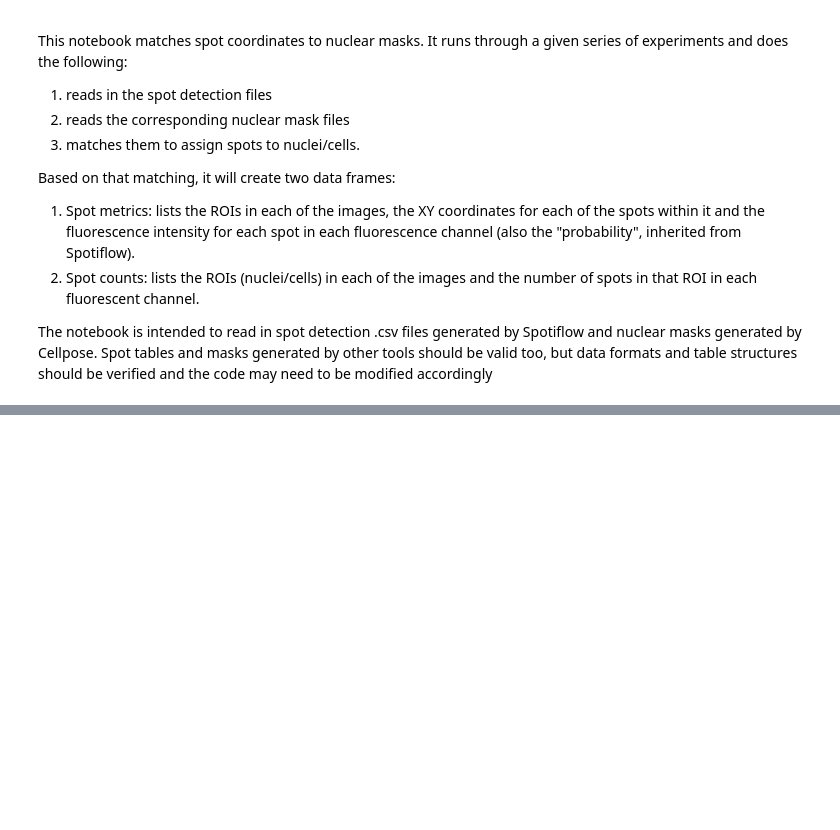
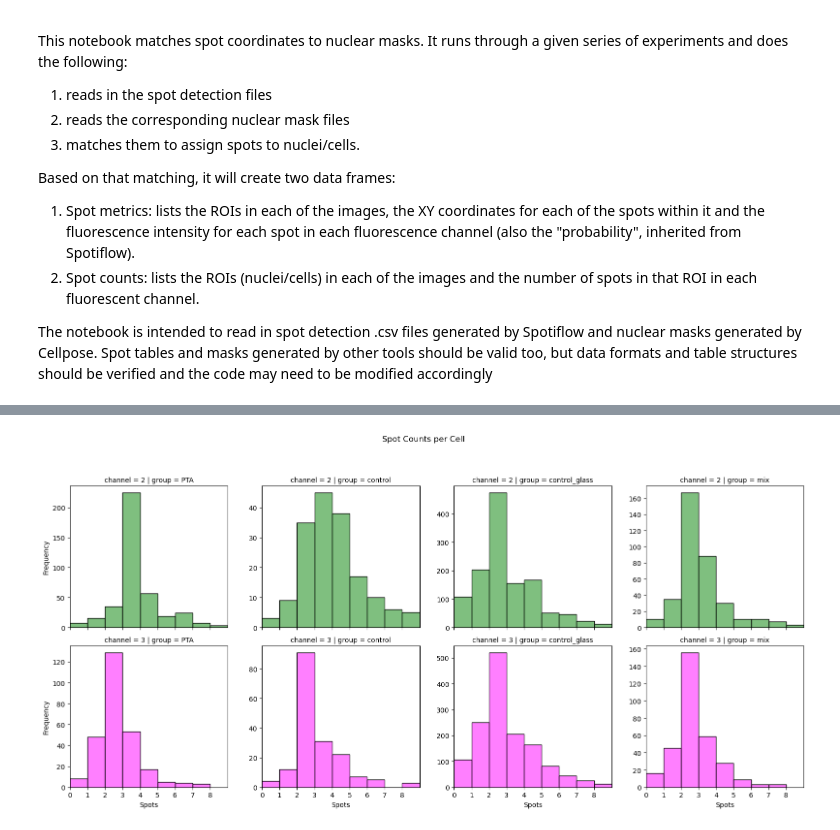
Before and after one commit to timotheelionnet/python_image-analysis, a Jupyter notebook: notebooks/spot-findr.ipynb, the cells around one changed output, grey strips where cells are left out. Cells and saved outputs as stored; diff of their text form; code cells hidden in the pictures; blank space fills up the shorter version.

```diff
--- a/notebooks/spot-findr.ipynb
+++ b/notebooks/spot-findr.ipynb
@@ -530,5 +514,0 @@ cell_metrix['channel'] = cell_metrix['channel'] + 1
-# %%
-# Merge spot_counts with my cell classification
-spot_counts = pd.merge(spot_counts,
-                   cell_clx[['plasmid', 'experiment', 'base_name', 'ROI', 'tx_status_thr', 'tx_status_gmm', 'cor_ch1_log10_median']],
-                   on = ['base_name', 'experiment', 'ROI'], how = 'inner')
@@ -972,0 +515,69 @@ exp2_boxplot.save(f"{plot_dir}/{plot2_filename}", format = 'pdf', dpi = 300)
+# %%
+# VISUALIZATION #
+
+# Define a dictionary of channel colors
+channel_colors = {1: 'blue', 2: 'green', 3: 'magenta', 4: 'cyan'}
+
+# Plot the number of spots found for all ROIs in all images,
+# separated by experimental group and channel
+
+# Define the subset of data to plot
+my_spots = spot_counts[(spot_counts['experiment'] == experiment_list[0]) & (spot_counts['channel'].isin([2,3]))]
+
+# Define the variable to facet by on the columns
+# the rows will always be the "channel" variable
+facet_var = "group" # change this as you wish
+
+# Determine the largest number of spots to set the X axis of the plot
+#max_spot_count = spot_df['spot_count'].max()
+max_spot_count = 8
+
+# Optionally, define a fixed order for channels and the facet variable.
+channel_order = [2, 3]  # adjust as needed
+# For facet variable, you might define an explicit order or use sorted unique values.
+facet_order = sorted(my_spots[facet_var].unique())
+
+# Create bins: bins from 0 to max_spot_count+1 so that there are (max_spot_count+1) bins.
+bins = list(range(0, max_spot_count + 2))
+# Calculate bin midpoints (e.g., 0.5, 1.5, ..., max_spot_count + 0.5 - but we only need up to max_spot_count)
+bin_midpoints = [x + 0.5 for x in range(0, max_spot_count + 1)]
+
+# Convert columns to categorical to enforce the ordering.
+my_spots = my_spots.copy()  # work on a copy if needed
+my_spots["channel"] = pd.Categorical(my_spots["channel"], categories=channel_order, ordered=True)
+my_spots[facet_var] = pd.Categorical(my_spots[facet_var], categories=facet_order, ordered=True)
+
+# Let the user control the number of columns in the facet wrap.
+desired_ncols = 4  # You can change this number as desired
+
+# Create a FacetGrid using the combined variable, with col_wrap to force a wrap.
+g = sns.FacetGrid(my_spots, row="channel", col=facet_var, sharey=False, height=4, aspect=1)
+
+# Map a histogram for each panel.
+g.map_dataframe(
+    sns.histplot,
+    x="spot_count",
+    binwidth=1,
+    bins=bins,
+    hue="channel",
+    palette= channel_colors,
+    edgecolor="black",
+    alpha=0.5
+)
+
+# Adjust each axis: set x-limits, centered tick marks, and ensure full panel borders.
+for ax in g.axes.flat:
+    ax.set_xlim(0, max_spot_count + 1)
+    ax.set_xticks(range(0, max_spot_count + 1))
+    # Ensure all four spines are visible
+    for spine in ax.spines.values():
+        spine.set_visible(True)
+
+# Set labels and title
+g.set_axis_labels("Spots", "Frequency")
+g.fig.subplots_adjust(top=0.85)
+g.fig.suptitle("Spot Counts per Cell")
+
+plt.show()
+# %% [output]
+[figure, added]
```
Also changed, not shown: parts of 32 cells of this notebook, 1 other file.
